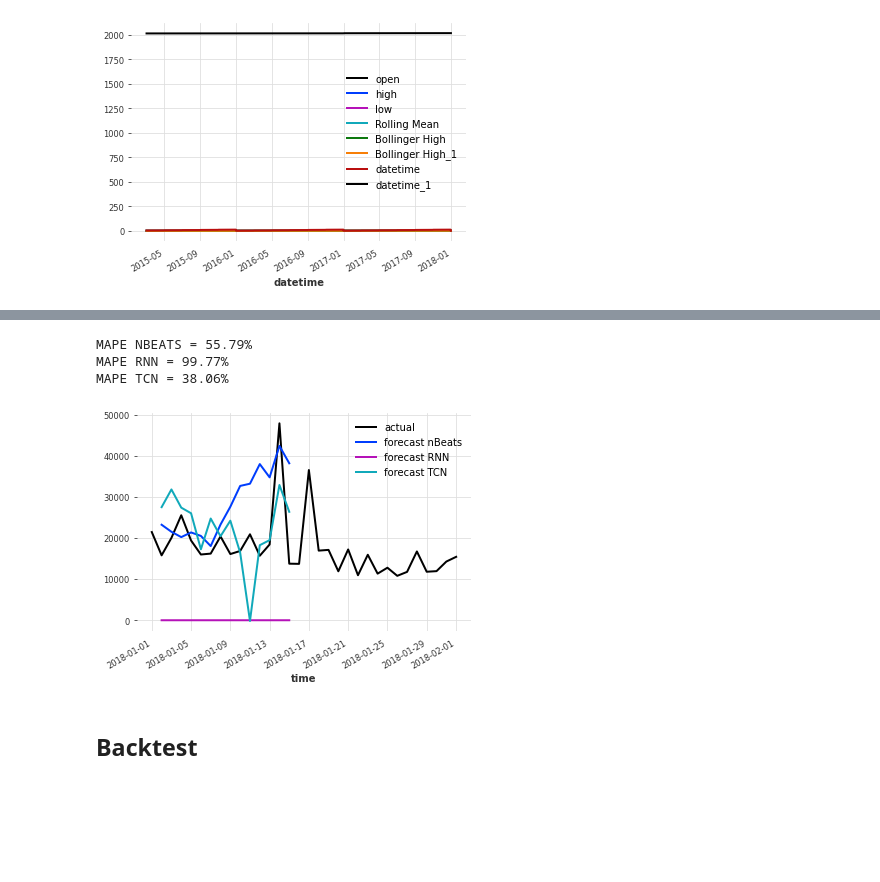
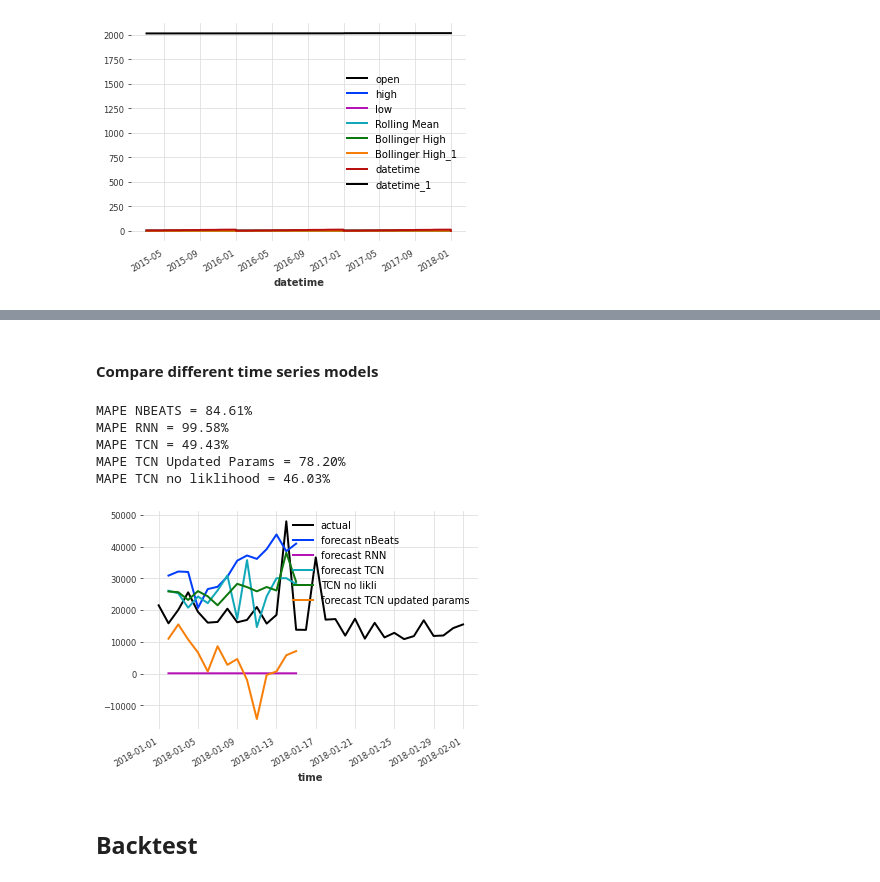
Before and after one commit to jonhilgart22/go-trader, a Jupyter notebook: notebooks/testing_bollinger_bands_and_ts_models.ipynb, the cells around one changed output, grey strips where cells are left out. Cells and saved outputs as stored; diff of their text form; code cells hidden in the pictures; blank space fills up the shorter version.

```diff
--- a/notebooks/testing_bollinger_bands_and_ts_models.ipynb
+++ b/notebooks/testing_bollinger_bands_and_ts_models.ipynb
@@ -420,0 +425,13 @@ deeptcn.fit(series = close_train, past_covariates = [all_covariates_transformed_
+# %%
+deeptcn_updated_params = TCNModel(
+    dropout=0.01,
+    batch_size=32,
+    n_epochs=100,
+    optimizer_kwargs={'lr': 1e-3},
+    random_state=0,
+    input_chunk_length=30,
+    output_chunk_length=14,
+    kernel_size=3,
+    num_filters=4,
+    likelihood=GaussianLikelihoodModel())
+deeptcn_updated_params.fit(series = close_train, past_covariates = [all_covariates_transformed_train],  verbose=True)
@@ -420,0 +440,13 @@ deeptcn.fit(series = close_train, past_covariates = [all_covariates_transformed_
+# %%
+deeptcn_no_likelihood = TCNModel(
+    input_chunk_length=30,
+    output_chunk_length=14,
+    n_epochs=50,
+    dropout=0.1,
+    dilation_base=2,
+    weight_norm=True,
+    kernel_size=5,
+    num_filters=3,
+    random_state=0
+)
+deeptcn_no_likelihood.fit(series = close_train, past_covariates = [all_covariates_transformed_train],  verbose=True)
@@ -422,5 +456,7 @@ deeptcn.fit(series = close_train, past_covariates = [all_covariates_transformed_
 pred_close_nbeats = model_close.predict(n=14, series=close_train, past_covariates = [all_covariates_transformed_train])
 pred_close_rnn = model_close_rnn.predict(n=14, series=close_train, past_covariates = [all_covariates_transformed_train])
 pred_close_tcn = deeptcn.predict(n=14, series=close_train, past_covariates = [all_covariates_transformed_train])
+pred_close_tcn_updated = deeptcn_updated_params.predict(n=14, series=close_train, past_covariates = [all_covariates_transformed_train])
+pred_close_tcn_no_likelihood = deeptcn_no_likelihood.predict(n=14, series=close_train, past_covariates = [all_covariates_transformed_train])
 # %%
 pred_close_tcn.plot(label='forecast TCN')
@@ -427,22 +465,32 @@ pred_close_tcn.plot(label='forecast TCN')
+# %% [markdown]
+#### Compare different time series models
 # %%
 # compare models
 close_series.slice(pd.to_datetime("2018-01-01"), pd.to_datetime("2018-02-01")).plot(label='actual')
 plt.title('NBeats model')
 pred_close_nbeats.plot(label='forecast nBeats')
 pred_close_rnn.plot(label='forecast RNN')
 pred_close_tcn.plot(label='forecast TCN')
+pred_close_tcn_no_likelihood.plot(label='TCN no likli')
+pred_close_tcn_updated.plot(label='forecast TCN updated params')
 plt.legend();
 print('MAPE NBEATS = {:.2f}%'.format(mape(close_series.slice(pd.to_datetime("2018-01-01"), pd.to_datetime("2018-01-15"))  ,
                                           pred_close_nbeats)))
 print('MAPE RNN = {:.2f}%'.format(mape(close_series.slice(pd.to_datetime("2018-01-01"), pd.to_datetime("2018-01-15")),
                                        pred_close_rnn)))
 print('MAPE TCN = {:.2f}%'.format(mape(close_series.slice(pd.to_datetime("2018-01-01"), pd.to_datetime("2018-01-15")),
                                        pred_close_tcn)))
+print('MAPE TCN Updated Params = {:.2f}%'.format(mape(close_series.slice(pd.to_datetime("2018-01-01"), pd.to_datetime("2018-01-15")),
+                                       pred_close_tcn_updated)))
+print('MAPE TCN no liklihood = {:.2f}%'.format(mape(close_series.slice(pd.to_datetime("2018-01-01"), pd.to_datetime("2018-01-15")),
+                                       pred_close_tcn_no_likelihood)))
 # %% [output]
-MAPE NBEATS = 55.79%
-MAPE RNN = 99.77%
-MAPE TCN = 38.06%
+MAPE NBEATS = 84.61%
+MAPE RNN = 99.58%
+MAPE TCN = 49.43%
+MAPE TCN Updated Params = 78.20%
+MAPE TCN no liklihood = 46.03%
-[figure, old version]
+[figure, new version]
 # %% [markdown]
 ## Backtest
 # %%
```
Also changed, not shown: parts of 15 cells of this notebook, 1 other file.
